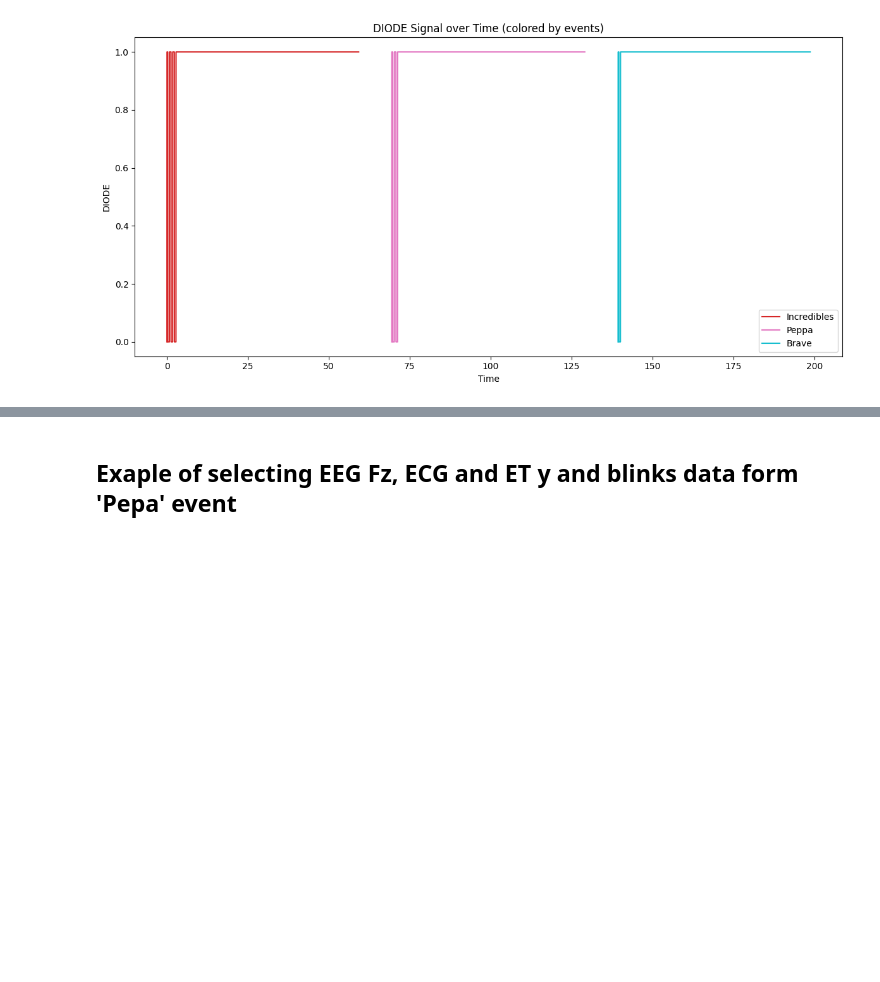
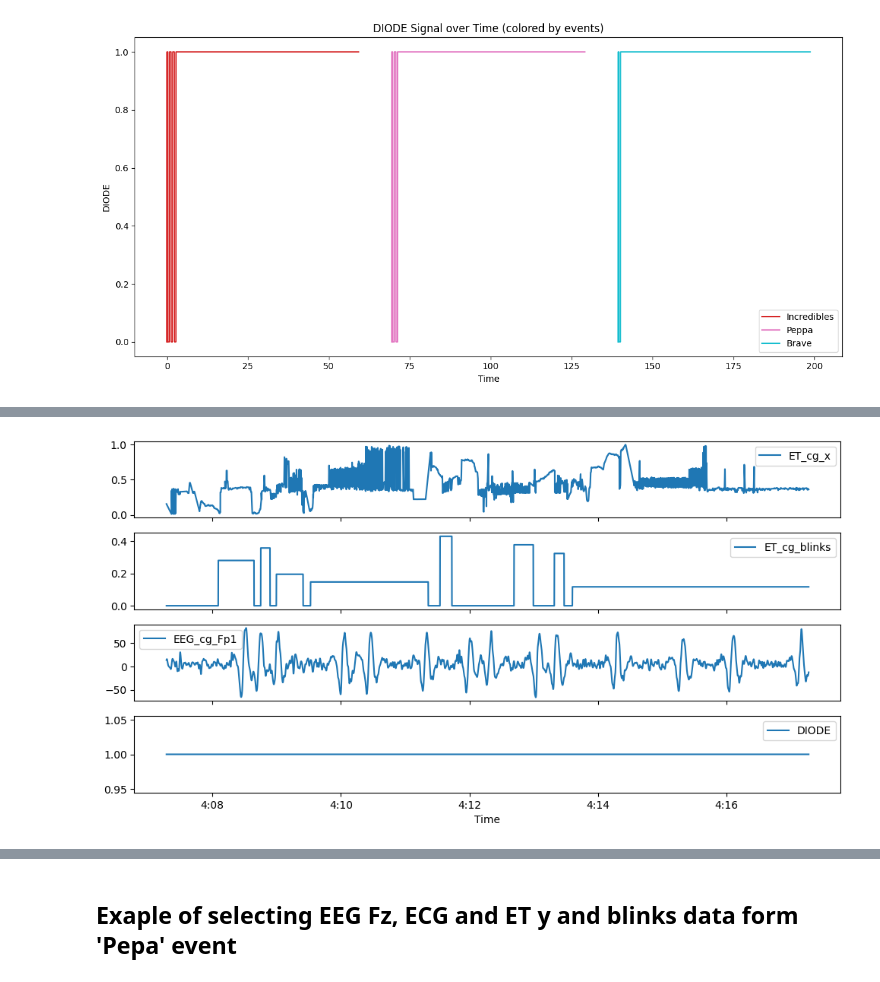
Before and after one commit to SYNCC-IN/hyperscanning-signal-analysis, a Jupyter notebook: scripts/EEG_ECG_ET_demo_01.ipynb, the cells around one changed output, grey strips where cells are left out. Saved outputs shown, nothing was run; the diff lists cells and outputs as text; code cells hidden in the pictures; blank space fills up the shorter version.

```diff
--- a/scripts/EEG_ECG_ET_demo_01.ipynb
+++ b/scripts/EEG_ECG_ET_demo_01.ipynb
@@ -172,0 +175,25 @@ plt.show()
+# %%
+%matplotlib inline
+#data_selected = mmd.data[(mmd.data.events == 'Incredibles')]
+data_selected = mmd.data[(mmd.data.time > 3) & (mmd.data.time < 13)]
+t0 = 244.283 #start time of the event in sec in the ET data
+fig, ax = plt.subplots(figsize=(12, 6),sharex=True, sharey=False,nrows=4)
+ax[0].plot(t0+data_selected['time'], data_selected['ET_cg_y'], linestyle='-', label='ET_cg_x')
+ax[1].plot(t0+data_selected['time'], data_selected['ET_cg_blinks'], linestyle='-', label='ET_cg_blinks')
+ax[2].plot(t0+data_selected['time'], data_selected['EEG_cg_Fp1'], linestyle='-', label='EEG_cg_Fp1')
+
+
+ax[0].legend()
+ax[1].legend()
+ax[2].legend()
+ax[3].plot(t0+data_selected['time'], data_selected['DIODE'], linestyle='-', label='DIODE')
+ax[3].legend()
+# convert x axis ticks to min:sec
+ax_ticks = ax[3].get_xticks()
+ax[3].set_xticklabels([f"{int(tick//60)}:{int(tick%60):02d}" for tick in ax_ticks])
+
+
+plt.xlabel('Time')
+plt.show()
+# %% [output]
+[figure, added]
```
Also changed, not shown: parts of 15 cells of this notebook, 2 other files.
